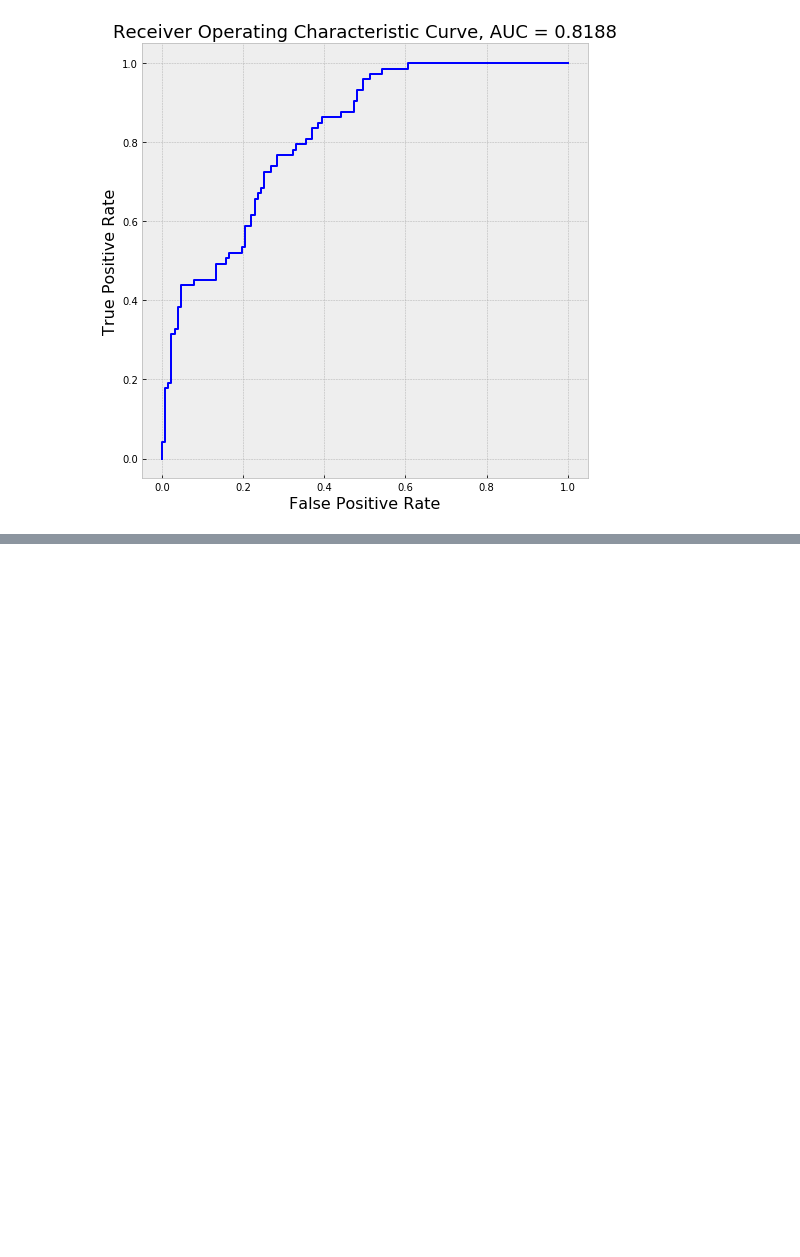
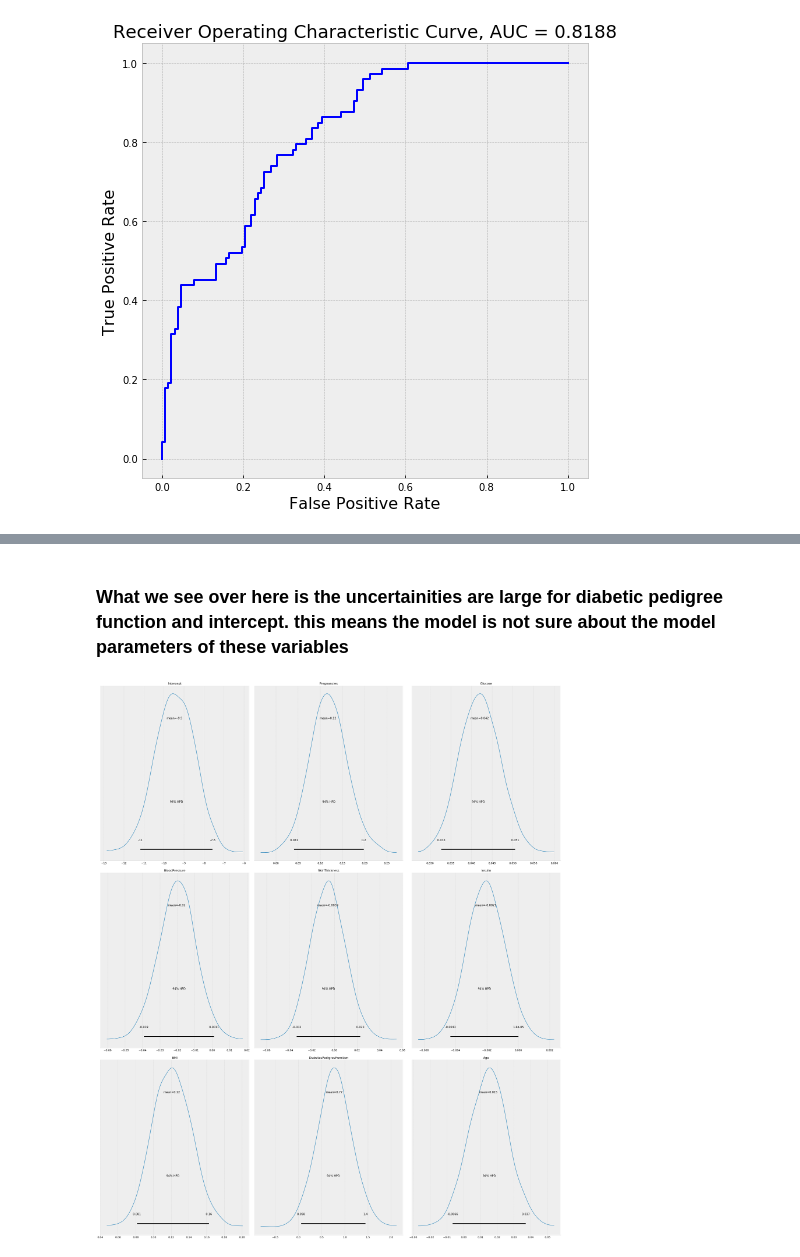
Before and after one commit to sidhant-guliani/bayesian_lin_regression_project, a Jupyter notebook: data_analysis_DiabetesDataset/DataAnalysis_diabetes.ipynb, the cells around one changed output, grey strips where cells are left out. Cells and saved outputs as stored; diff of their text form; code cells hidden in the pictures; blank space fills up the shorter version.

```diff
--- a/data_analysis_DiabetesDataset/DataAnalysis_diabetes.ipynb
+++ b/data_analysis_DiabetesDataset/DataAnalysis_diabetes.ipynb
@@ -321,0 +454,7 @@ calc_roc(svc_pred_proba, y_test)
+# %% [markdown]
+### What we see over here is the uncertainities are large for diabetic pedigree function and intercept. this means the model is not sure about the model parameters of these variables
+# %%
+pm.plot_posterior(trace_robust)
+plt.show()
+# %% [output]
+[figure, added]
```
Also changed, not shown: parts of 22 cells of this notebook.
